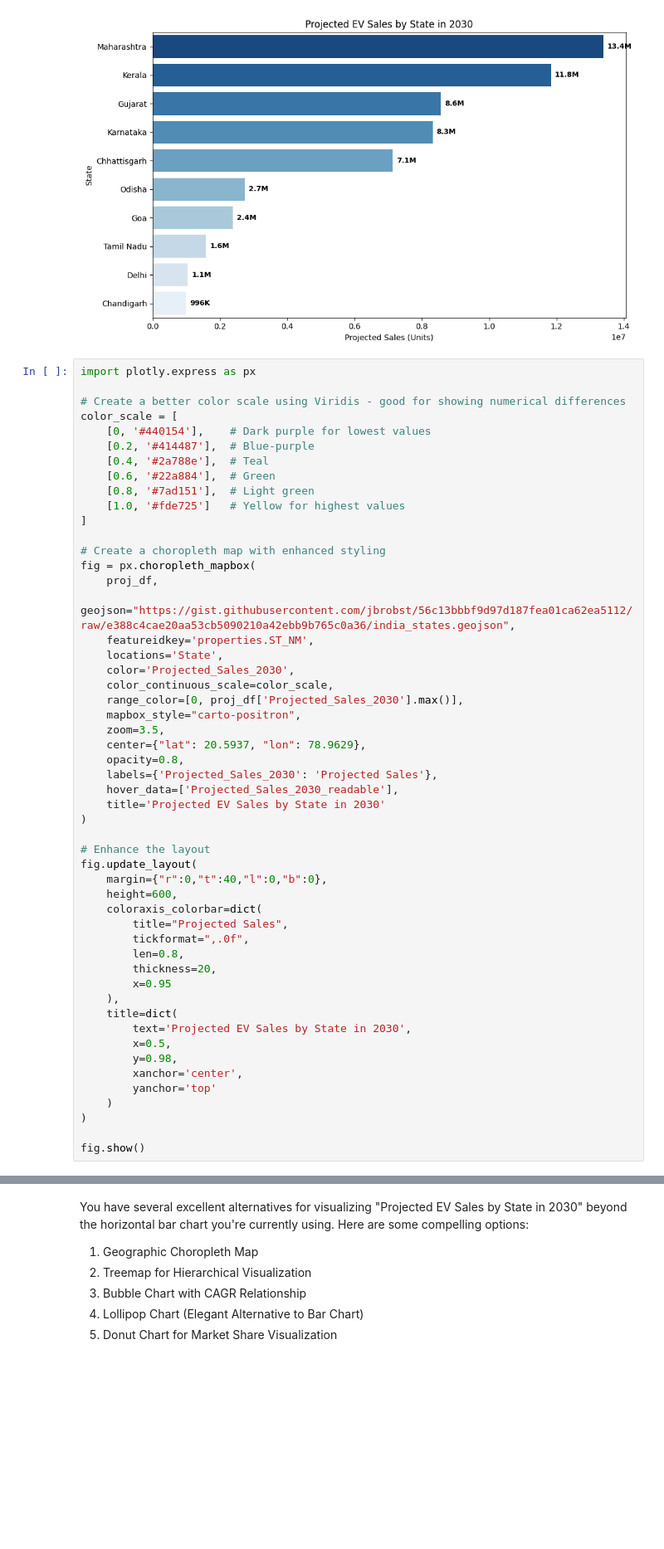
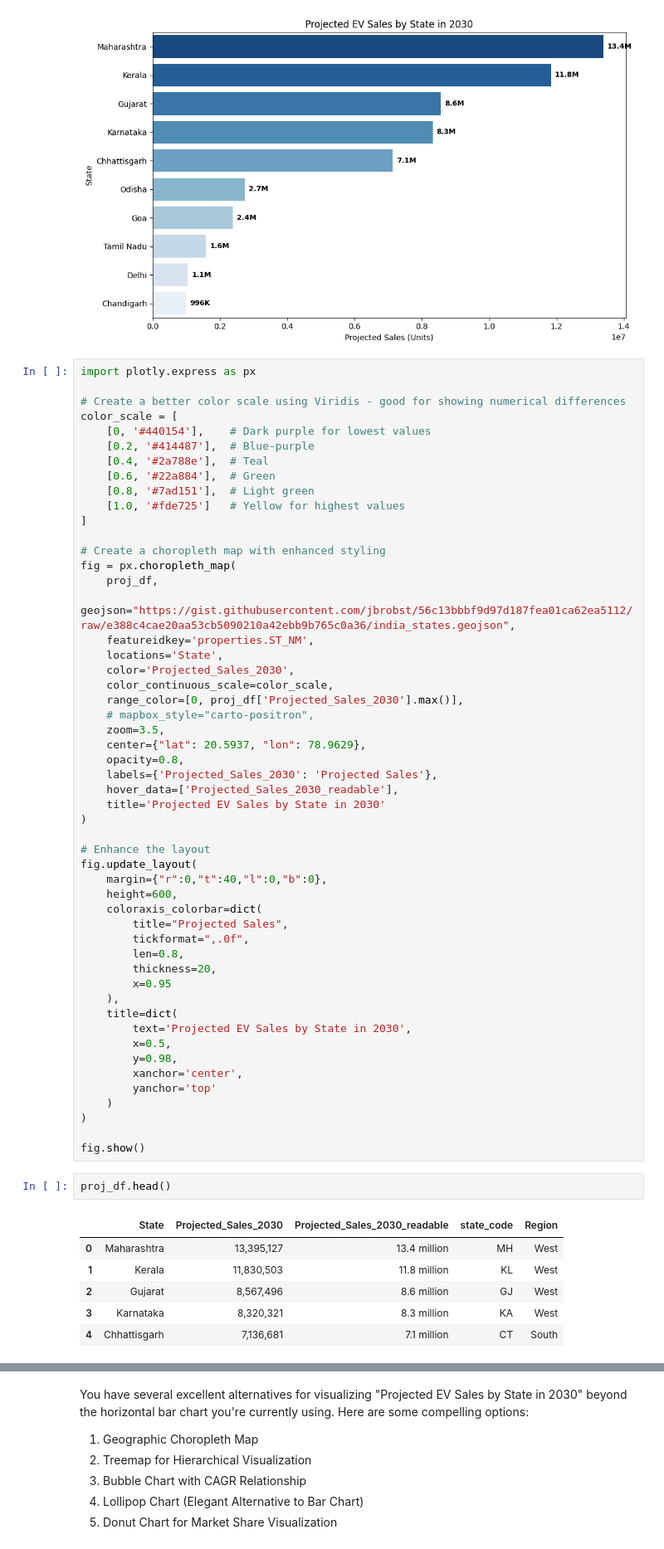
Before and after one commit to sadiqhasanrupani/ev-analysis, a Jupyter notebook: notebooks/research/ev_sales_projection_2030.ipynb, the cells around one changed output, grey strips where cells are left out. Shown at 83% size. Saved outputs shown, nothing was run; the diff lists cells and outputs as text; blank space fills up the shorter version.

```diff
--- a/notebooks/research/ev_sales_projection_2030.ipynb
+++ b/notebooks/research/ev_sales_projection_2030.ipynb
@@ -307,7 +307,7 @@ color_scale = [
 ]
 
 # Create a choropleth map with enhanced styling
-fig = px.choropleth_mapbox(
+fig = px.choropleth_map(
     proj_df,
     geojson="https://gist.githubusercontent.com/jbrobst/56c13bbbf9d97d187fea01ca62ea5112/raw/e388c4cae20aa53cb5090210a42ebb9b765c0a36/india_states.geojson",
     featureidkey='properties.ST_NM',
@@ -315,7 +315,7 @@ fig = px.choropleth_mapbox(
     color='Projected_Sales_2030',
     color_continuous_scale=color_scale,
     range_color=[0, proj_df['Projected_Sales_2030'].max()],
-    mapbox_style="carto-positron",
+    # mapbox_style="carto-positron",
     zoom=3.5,
     center={"lat": 20.5937, "lon": 78.9629},
     opacity=0.8,
@@ -345,3 +345,12 @@ fig.update_layout(
 )
 
 fig.show()
+# %%
+proj_df.head()
+# %% [output]
+|  | State | Projected_Sales_2030 | Projected_Sales_2030_readable | state_code | Region |
+| 0 | Maharashtra | 13,395,127 | 13.4 million | MH | West |
+| 1 | Kerala | 11,830,503 | 11.8 million | KL | West |
+| 2 | Gujarat | 8,567,496 | 8.6 million | GJ | West |
+| 3 | Karnataka | 8,320,321 | 8.3 million | KA | West |
+| 4 | Chhattisgarh | 7,136,681 | 7.1 million | CT | South |
```
Also changed, not shown: parts of 1 cell of this notebook, 23 other files.
